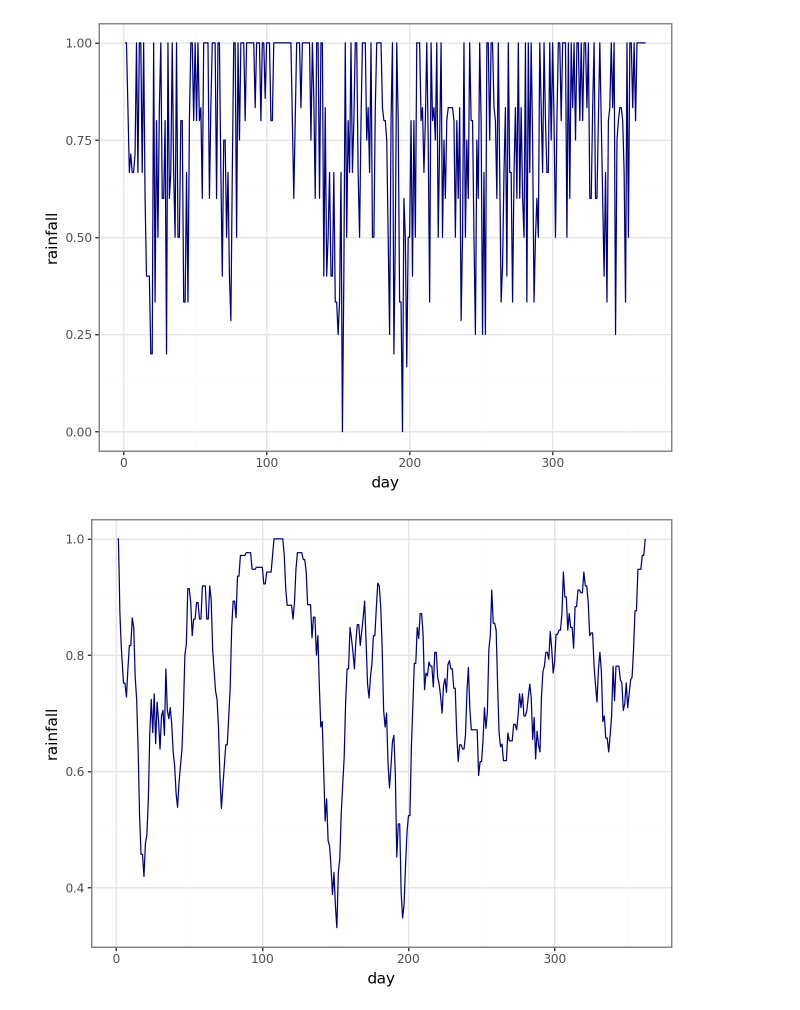
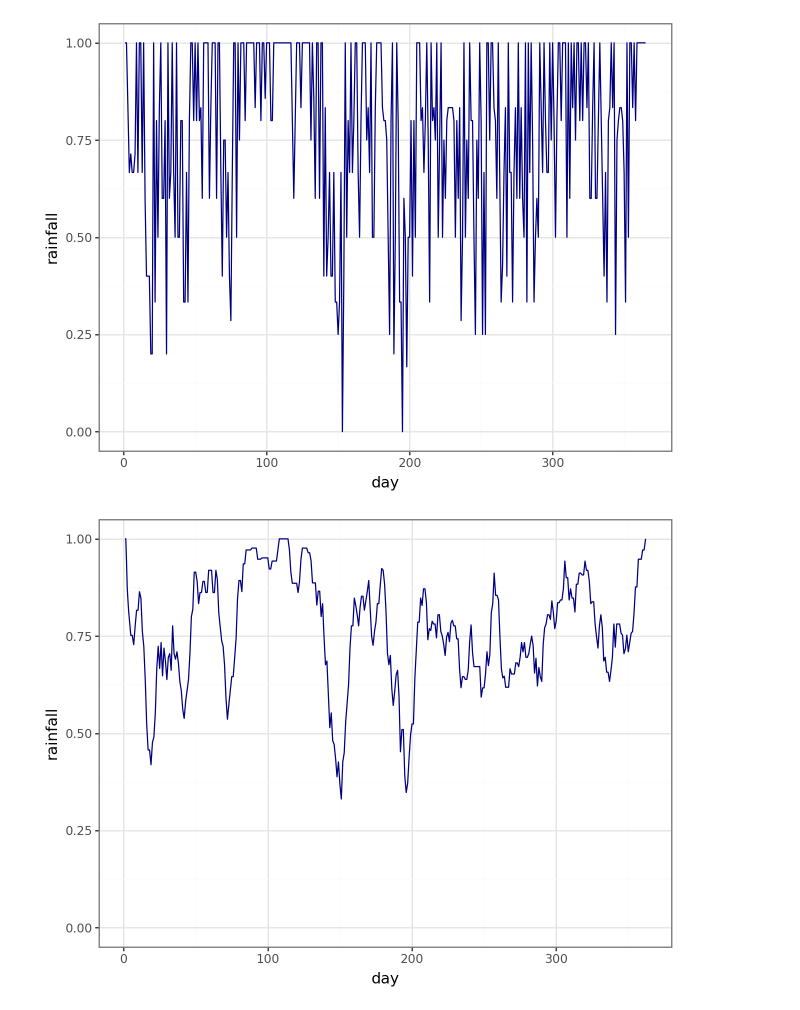
Before and after one commit to gprinciotti/kaggle, a Jupyter notebook: notebooks/playground-series-s5e3.ipynb, the cells around one changed output. Cells and saved outputs as stored; diff of their text form; code cells hidden in the pictures.

```diff
--- a/notebooks/playground-series-s5e3.ipynb
+++ b/notebooks/playground-series-s5e3.ipynb
@@ -44,21 +45,22 @@ rainfall_day_agg = (
 # %%
 def rolling_average(df, x, y, window = 7):
     rolling_avg = (
         df
         .groupby(x, as_index=False)
         .agg({y: 'mean'})
         .rolling(window=window, min_periods=1).mean()
     )
 
     return rolling_avg
 
 rainfall_day_agg = rolling_average(df_train, 'day', 'rainfall', window=7)
 
 (
     ggplot(rainfall_day_agg)
     + aes(x='day', y='rainfall')
     + geom_line(color='navy')
+    + scale_y_continuous(limits=(0, 1))
     + theme_bw()
 )
 # %% [output]
-[figure, old version]
+[figure, new version]
```
Also changed, not shown: parts of 1 cell of this notebook.
